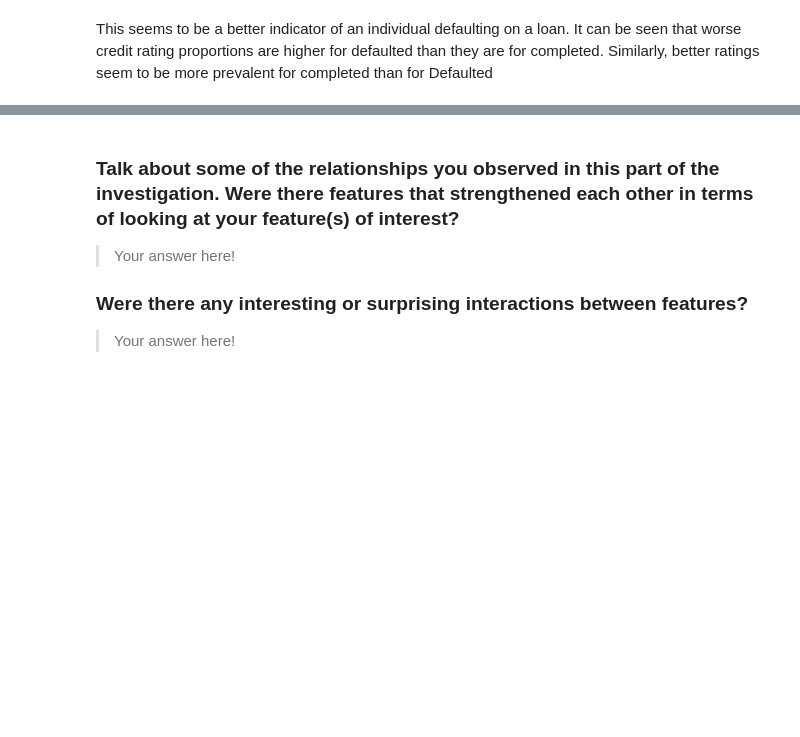
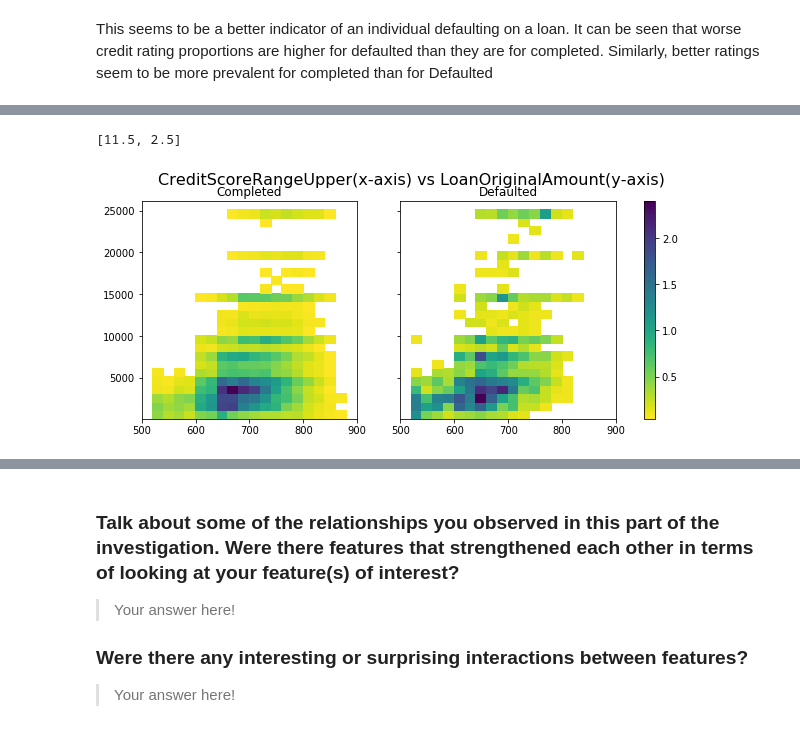
Before and after one commit to aleromar/LoanDataVisuals, a Jupyter notebook: exploration_template.ipynb, the cells around one changed output, grey strips where cells are left out. Saved outputs shown, nothing was run; the diff lists cells and outputs as text; code cells hidden in the pictures; blank space fills up the shorter version.

```diff
--- a/exploration_template.ipynb
+++ b/exploration_template.ipynb
@@ -1152,0 +1235,12 @@ your work in the previous sections.
+# %%
+xstep = 20
+binsx = np.arange(500,900+xstep,xstep)
+ystep = 1000
+binsy = np.arange(100,26000+ystep,ystep)
+subplottitle =['Completed','Defaulted']
+suptitle = 'CreditScoreRangeUpper(x-axis) vs LoanOriginalAmount(y-axis)'
+
+heatmapNormalize([df_compl['CreditScoreRangeUpper'], df_def['CreditScoreRangeUpper']],[df_compl['LoanOriginalAmount'], df_def['LoanOriginalAmount']],binsx,binsy,subplottitle,suptitle,cminThres=2.5)
+# %% [output]
+[11.5, 2.5]
+[figure, added]
```
Also changed, not shown: parts of 42 cells of this notebook.
